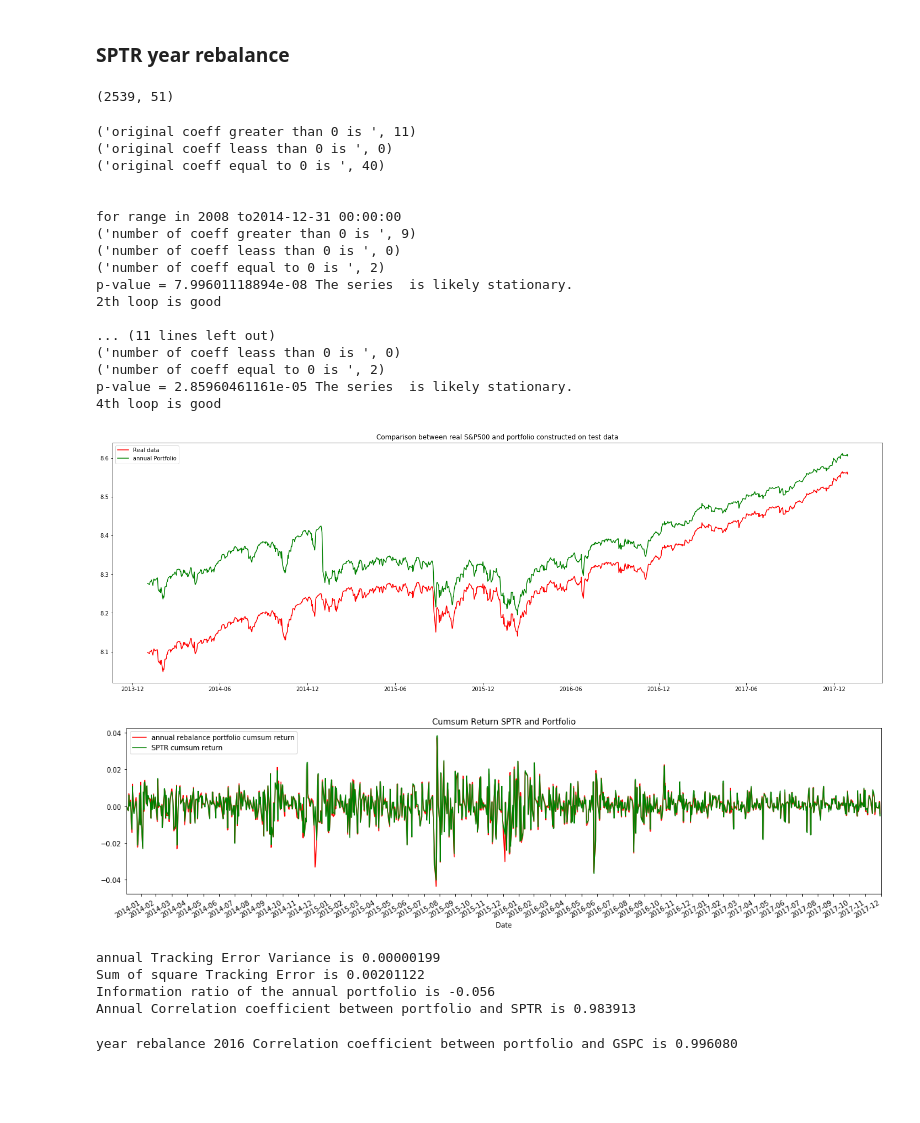
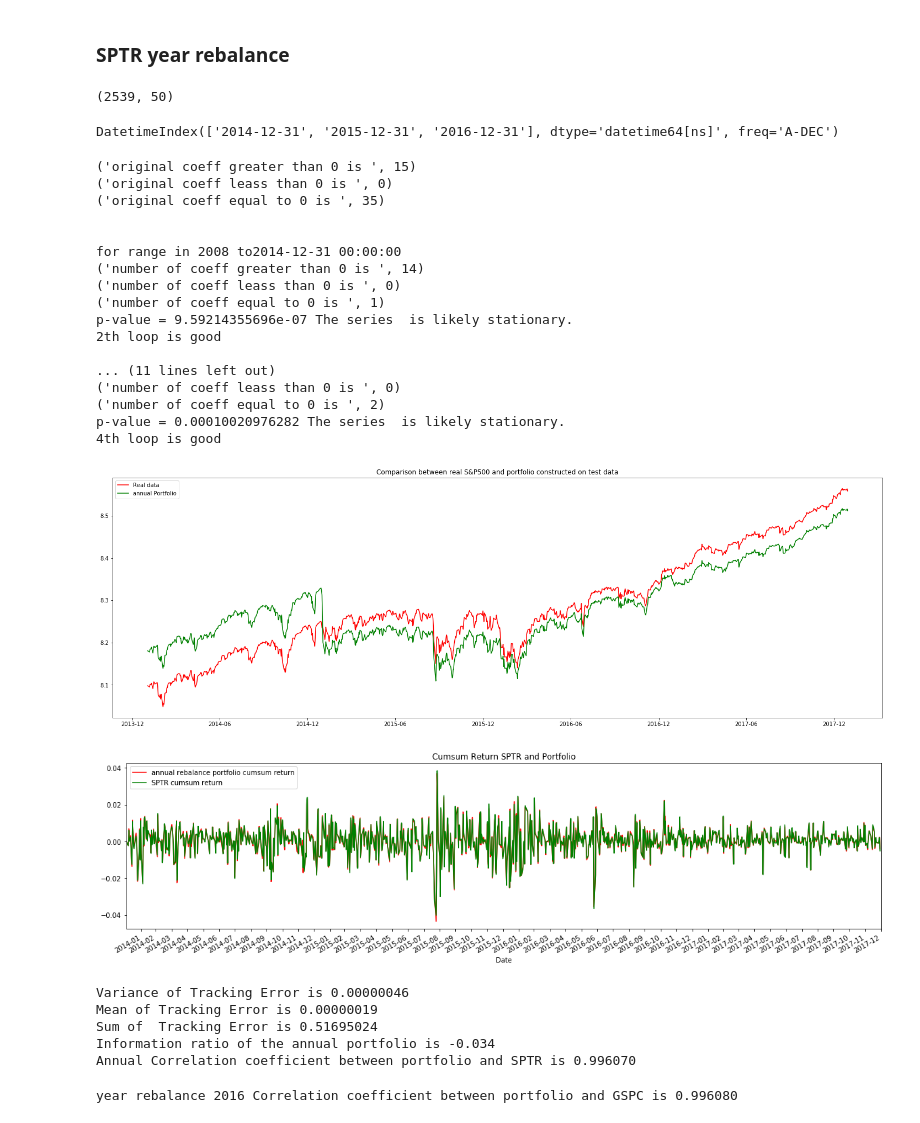
Before and after one commit to IceCreammm/MRP, a Jupyter notebook: MRP_Production_SPTR.ipynb, the cells around one changed output. Drawn from its saved outputs; the diff is of its cells as text; code cells hidden in the pictures; blank space fills up the shorter version.

```diff
--- a/MRP_Production_SPTR.ipynb
+++ b/MRP_Production_SPTR.ipynb
@@ -74,5 +56,6 @@ All_ETFs_log.head()
 | 2008-01-08 | 3.021648 | 3.886439 | 3.937665 | 3.723206 | 3.909388 | 3.247390 | NaN | 2.590952 | 3.659372 | 3.487535 | ... | ... |
 5 rows × 62 columns
 # %%
-All_ETFs_log.drop(['RYF','FTXO','PNQI', 'JHMC','PSCH','PSCI','PSCC','PSCM','XTL','REM','RYF','XLF'], axis=1, inplace=True) # 51Z ETFs left
+All_ETFs_log .drop(['RYF','FTXO','PNQI', 'JHMC','PSCH','PSCI','PSCC',
+                           'XNTK','PSCM','XTL','REM','RYF','XLF'], axis=1, inplace=True) # 51Z ETFs left
 # %%
@@ -340,7 +357,11 @@ Annual Correlation coefficient between portfolio and SPTR is 0.947236
 # %%
 All_ETFs_log.shape
 # %% [output]
-(2539, 51)
+(2539, 50)
+# %%
+pd.date_range(start='2014', end='2017', freq='A')
+# %% [output]
+DatetimeIndex(['2014-12-31', '2015-12-31', '2016-12-31'], dtype='datetime64[ns]', freq='A-DEC')
 # %%
 SPTR_log_train = SPTR_log.loc["2008-01": "2013-12-31"].copy()
 
@@ -348,7 +369,7 @@ All_ETFs_log_train = All_ETFs_log.loc["2008-01": "2013-12-31"].copy()
 
 portfolio_test = pd.DataFrame(0,columns=['portf_forest','portfolio_test_intercept'] ,index=SPTR_log.loc['2014':'2017'].index)  # this is to store the test data from ETFs
 
-LR_lasso_year = Lasso(alpha=0.000131, fit_intercept=True,normalize=None, positive=True)
+LR_lasso_year = Lasso(alpha=6.1e-05, fit_intercept=True,normalize=None, positive=True)
 
 LR_lasso_year.fit(All_ETFs_log_train,SPTR_log_train[['Adj Close']])
 
@@ -421,49 +442,65 @@ SPTR_log_test['Cumsum Daily_Return'] = SPTR_log_test['Daily_Return'].cumsum()
 
 portfolio_test['Daily_Return'] = portfolio_test['portf_forest'].diff()
 portfolio_test['Daily_Return'][0] = 0
+# to adjust after rebalancing, the price change. we don't want to count the daily return after rebalancing
+for i in ['2015-01-02','2016-01-04','2017-01-03']:
+    portfolio_test.loc[i,'Daily_Return'] = 0
+    SPTR_log_test.loc[i,'Daily_Return'] = 0
 portfolio_test['Cumsum Daily_Return'] = portfolio_test['Daily_Return'].cumsum()
 
 portfolio_test['Daily_Return'].plot(kind='line',figsize=(20,5),label = 'annual rebalance portfolio cumsum return',style='r-')
 SPTR_log_test['Daily_Return'].loc["2014-01-01": "2017-12-31"].plot(kind='line',figsize=(20,5),label = 'SPTR cumsum return',style='g-')
 plt.legend(loc='upper left')
 plt.xticks( pd.date_range(start='2014-1-01', end='2018-01-01', freq = 'M'))
 plt.title('Cumsum Return SPTR and Portfolio')
 plt.show()
 
+
+
+
 Track_error_annual = portfolio_test['Daily_Return'] - SPTR_log_test['Daily_Return']
 
-print('annual Tracking Error Variance is %.8f') %(np.var(Track_error_annual))
+# to adjust after rebalancing, the price change.
 
-print('Sum of square Tracking Error is %.8f') %(np.sum(Track_error_annual**2))
+for i in ['2015-01-02','2016-01-04','2017-01-03']:
+    Track_error_annual.loc[i] = 0
+
+
+print('Variance of Tracking Error is %.8f') %(np.var(Track_error_annual))
+
+print('Mean of Tracking Error is %.8f') %(np.var(np.abs(Track_error_annual)))
+
+print('Sum of  Tracking Error is %.8f') %(np.sum(np.abs(Track_error_annual)))
 
 print('Information ratio of the annual portfolio is %.3f')%(np.mean(Track_error_annual)/np.std(Track_error_annual))
 
 print('Annual Correlation coefficient between portfolio and SPTR is %.6f')%(
     np.corrcoef(SPTR_log_test['Daily_Return'].values.flatten(),portfolio_test['Daily_Return'].values.flatten())[0,1])
 # %% [output]
-('original coeff greater than 0 is ', 11)
+('original coeff greater than 0 is ', 15)
 ('original coeff leass than 0 is ', 0)
-('original coeff equal to 0 is ', 40)
+('original coeff equal to 0 is ', 35)
 
 
 for range in 2008 to2014-12-31 00:00:00
-('number of coeff greater than 0 is ', 9)
+('number of coeff greater than 0 is ', 14)
 ('number of coeff leass than 0 is ', 0)
-('number of coeff equal to 0 is ', 2)
-p-value = 7.99601118894e-08 The series  is likely stationary.
+('number of coeff equal to 0 is ', 1)
+p-value = 9.59214355696e-07 The series  is likely stationary.
 2th loop is good
 
 ... (11 lines left out)
 ('number of coeff leass than 0 is ', 0)
 ('number of coeff equal to 0 is ', 2)
-p-value = 2.85960461161e-05 The series  is likely stationary.
+p-value = 0.00010020976282 The series  is likely stationary.
 4th loop is good
-[figure, old version]
+[figure, new version]
-[figure, old version]
+[figure, new version]
-annual Tracking Error Variance is 0.00000199
-Sum of square Tracking Error is 0.00201122
-Information ratio of the annual portfolio is -0.056
-Annual Correlation coefficient between portfolio and SPTR is 0.983913
+Variance of Tracking Error is 0.00000046
+Mean of Tracking Error is 0.00000019
+Sum of  Tracking Error is 0.51695024
+Information ratio of the annual portfolio is -0.034
+Annual Correlation coefficient between portfolio and SPTR is 0.996070
 # %%
 print('year rebalance 2016 Correlation coefficient between portfolio and GSPC is %.6f')%(
     np.corrcoef(SPTR_log_test.loc['2016-01-05':'2016-12-30','Daily_Return'].values.flatten(),
```
Also changed, not shown: parts of 33 cells of this notebook, 2 other files.
